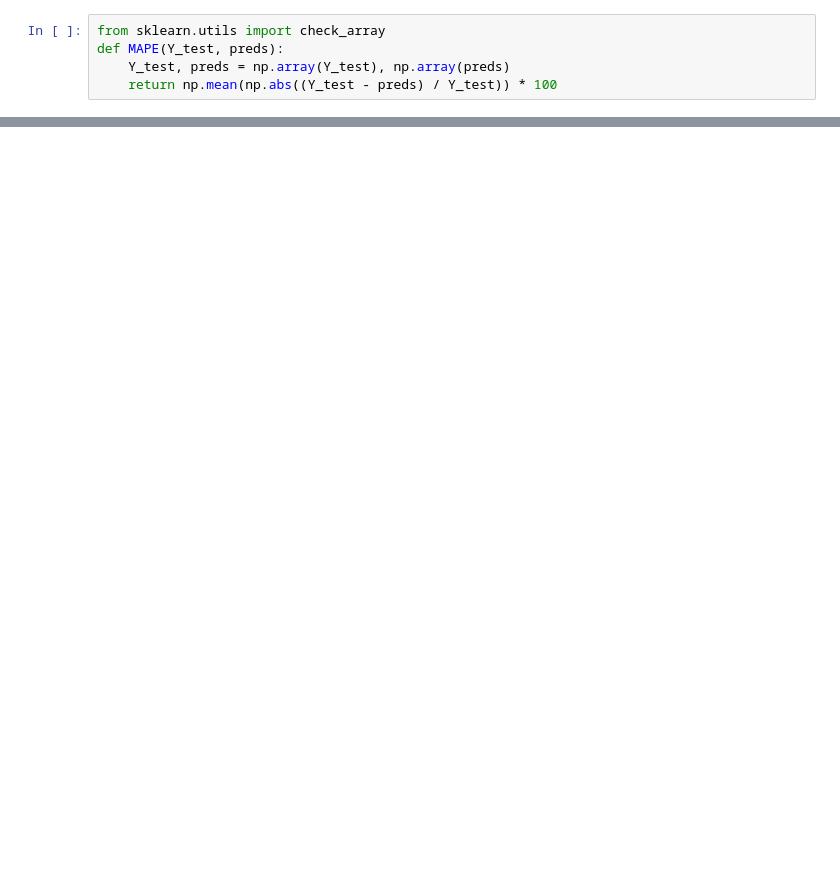
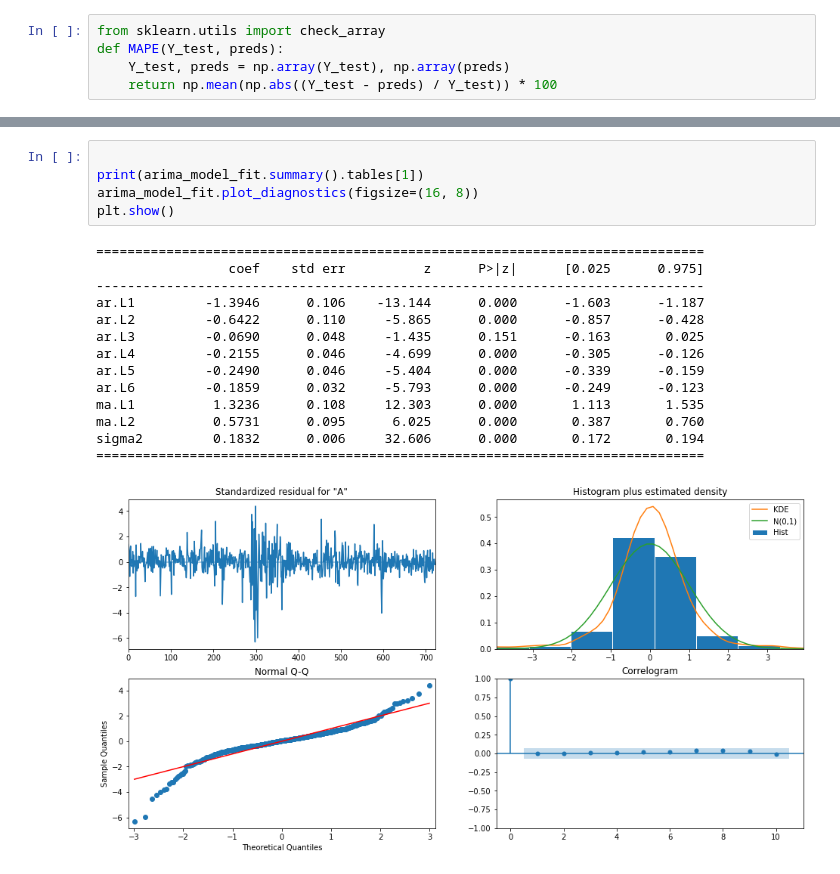
Before and after one commit to ciaranoc123/ARIMA-GARCH, a Jupyter notebook: ARIMA&GARCH.ipynb, the cells around one changed output, grey strips where cells are left out. Saved outputs shown, nothing was run; the diff lists cells and outputs as text; blank space fills up the shorter version.

```diff
--- a/ARIMA&GARCH.ipynb
+++ b/ARIMA&GARCH.ipynb
@@ -292,0 +390,20 @@ to globally set reindex to True and silence this warning.
+# %%
+
+print(arima_model_fit.summary().tables[1])
+arima_model_fit.plot_diagnostics(figsize=(16, 8))
+plt.show()
+# %% [output]
+==============================================================================
+                 coef    std err          z      P>|z|      [0.025      0.975]
+------------------------------------------------------------------------------
+ar.L1         -1.3946      0.106    -13.144      0.000      -1.603      -1.187
+ar.L2         -0.6422      0.110     -5.865      0.000      -0.857      -0.428
+ar.L3         -0.0690      0.048     -1.435      0.151      -0.163       0.025
+ar.L4         -0.2155      0.046     -4.699      0.000      -0.305      -0.126
+ar.L5         -0.2490      0.046     -5.404      0.000      -0.339      -0.159
+ar.L6         -0.1859      0.032     -5.793      0.000      -0.249      -0.123
+ma.L1          1.3236      0.108     12.303      0.000       1.113       1.535
+ma.L2          0.5731      0.095      6.025      0.000       0.387       0.760
+sigma2         0.1832      0.006     32.606      0.000       0.172       0.194
+==============================================================================
+[figure, added]
```
Also changed, not shown: parts of 19 cells of this notebook.
